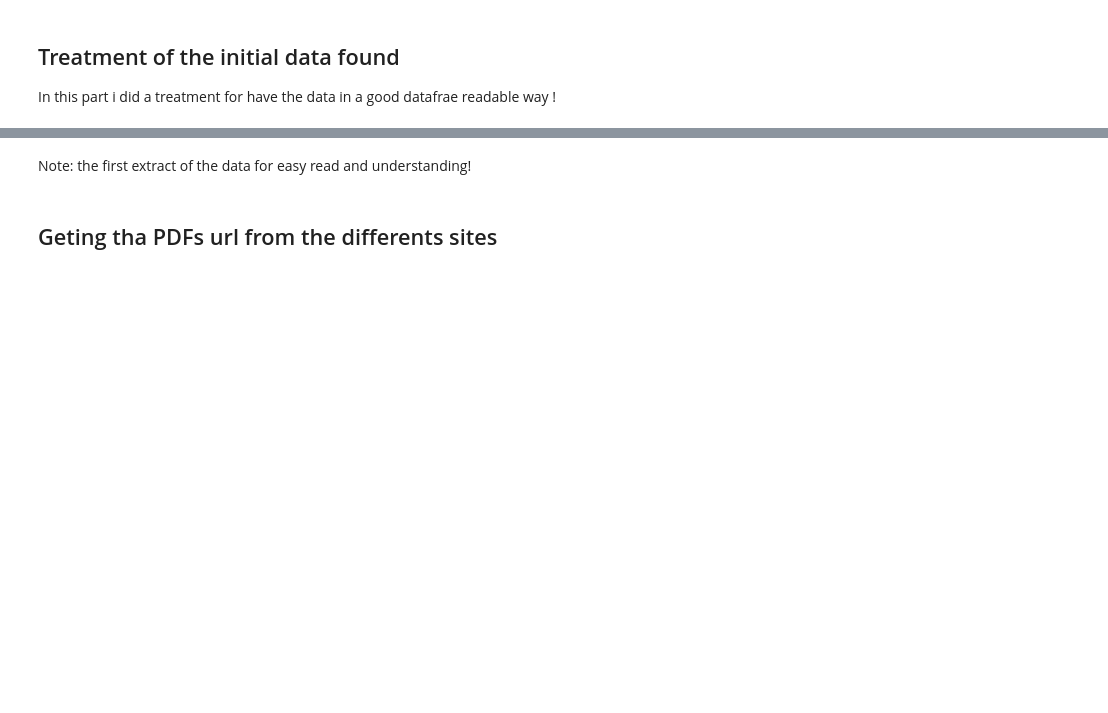
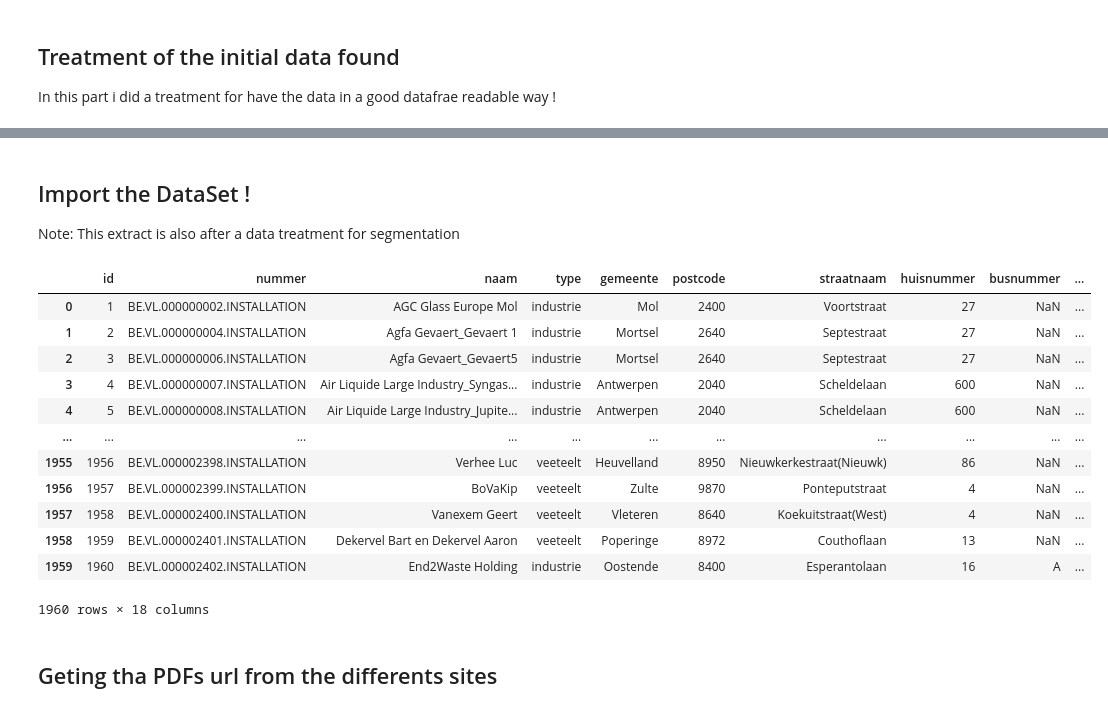
Before and after one commit to MateoSaenz/Scraping-PDFs-LLM, a Jupyter notebook: scraping_data_test.ipynb, the cells around one changed output, grey strips where cells are left out. Saved outputs shown, nothing was run; the diff lists cells and outputs as text; code cells hidden in the pictures; blank space fills up the shorter version.

```diff
--- a/scraping_data_test.ipynb
+++ b/scraping_data_test.ipynb
@@ -123,7 +139,26 @@ gdf
 # %% [markdown]
-Note: the first extract of the data for easy read and understanding!
+## Import the DataSet !
+
+
+Note: This extract is also after a data treatment for segmentation
 # %%
-gdf.to_excel("gpbv_data_v1.xlsx", index=False)
+gdf= pd.read_excel("gpbv_data_segment_subseg.xlsx")
+
+gdf
+# %% [output]
+|  | id | nummer | naam | type | gemeente | postcode | straatnaam | huisnummer | busnummer | ... |
+| 0 | 1 | BE.VL.000000002.INSTALLATION | AGC Glass Europe Mol | industrie | Mol | 2400 | Voortstraat | 27 | NaN | ... |
+| 1 | 2 | BE.VL.000000004.INSTALLATION | Agfa Gevaert_Gevaert 1 | industrie | Mortsel | 2640 | Septestraat | 27 | NaN | ... |
+| 2 | 3 | BE.VL.000000006.INSTALLATION | Agfa Gevaert_Gevaert5 | industrie | Mortsel | 2640 | Septestraat | 27 | NaN | ... |
+| 3 | 4 | BE.VL.000000007.INSTALLATION | Air Liquide Large Industry_Syngas... | industrie | Antwerpen | 2040 | Scheldelaan | 600 | NaN | ... |
+| 4 | 5 | BE.VL.000000008.INSTALLATION | Air Liquide Large Industry_Jupite... | industrie | Antwerpen | 2040 | Scheldelaan | 600 | NaN | ... |
+| ... | ... | ... | ... | ... | ... | ... | ... | ... | ... | ... |
+| 1955 | 1956 | BE.VL.000002398.INSTALLATION | Verhee Luc | veeteelt | Heuvelland | 8950 | Nieuwkerkestraat(Nieuwk) | 86 | NaN | ... |
+| 1956 | 1957 | BE.VL.000002399.INSTALLATION | BoVaKip | veeteelt | Zulte | 9870 | Ponteputstraat | 4 | NaN | ... |
+| 1957 | 1958 | BE.VL.000002400.INSTALLATION | Vanexem Geert | veeteelt | Vleteren | 8640 | Koekuitstraat(West) | 4 | NaN | ... |
+| 1958 | 1959 | BE.VL.000002401.INSTALLATION | Dekervel Bart en Dekervel Aaron | veeteelt | Poperinge | 8972 | Couthoflaan | 13 | NaN | ... |
+| 1959 | 1960 | BE.VL.000002402.INSTALLATION | End2Waste Holding | industrie | Oostende | 8400 | Esperantolaan | 16 | A | ... |
+1960 rows × 18 columns
 # %% [markdown]
 ## Geting tha PDFs url from the differents sites
 # %%
```
Also changed, not shown: parts of 12 cells of this notebook.
